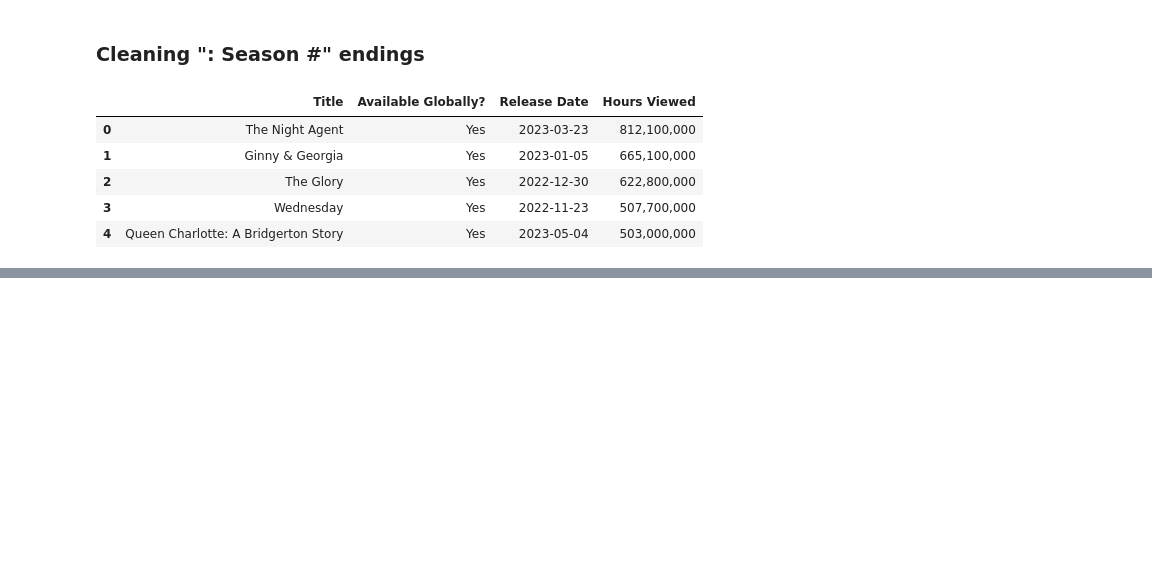
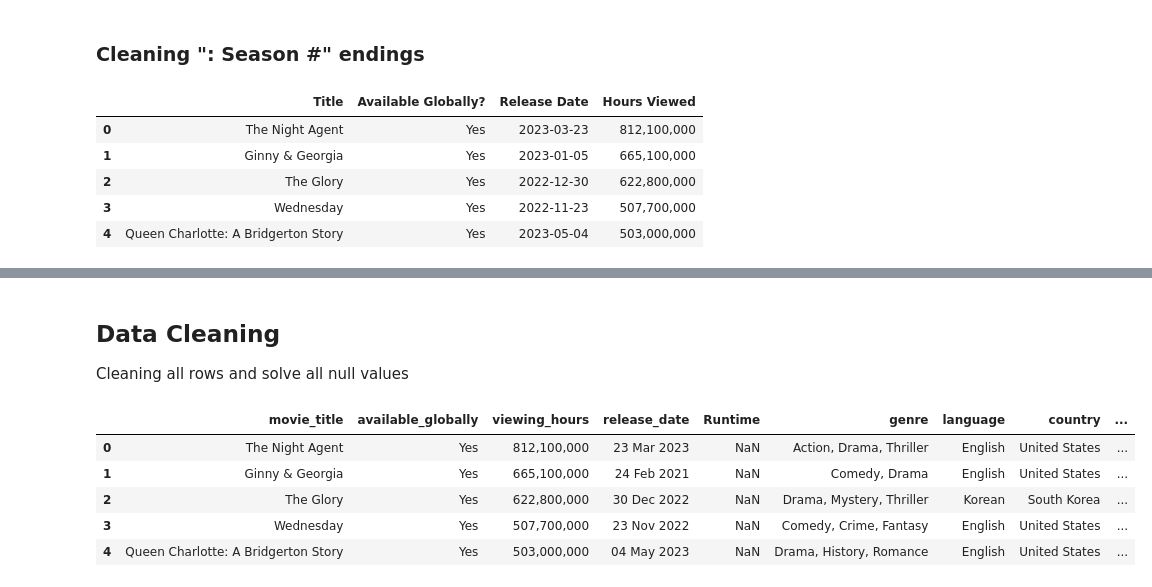
Before and after one commit to sinapordanesh/Machine-Learning-Projects, a Jupyter notebook: Netflix Secrets/data_analyziz.ipynb, the cells around one changed output, grey strips where cells are left out. Drawn from its saved outputs; the diff is of its cells as text; code cells hidden in the pictures; blank space fills up the shorter version.

```diff
--- a/Netflix Secrets/data_analyziz.ipynb
+++ b/Netflix Secrets/data_analyziz.ipynb
@@ -42,0 +112,18 @@ df.to_csv('./result1.csv', index=False)
+# %% [markdown]
+## Data Cleaning
+Cleaning all rows and solve all null values
+# %%
+new_column_names = {'Title': 'movie_title',
+                    'Available Globally?': 'available_globally',
+                    'Hours Viewed': 'viewing_hours', 'Released': 'release_date',' Runtime': 'runtime','Genre': 'genre','Language': 'language','Country': 'country','imdbRating': 'imdb_rating','Type': 'type','totalSeasons': 'total_seasons'}
+
+training_df = training_df.rename(columns=new_column_names)
+# training_df = training_df.rename(columns={'viewing_time': 'viewing_hours'})
+training_df.head()
+# %% [output]
+|  | movie_title | available_globally | viewing_hours | release_date | Runtime | genre | language | country | ... |
+| 0 | The Night Agent | Yes | 812,100,000 | 23 Mar 2023 | NaN | Action, Drama, Thriller | English | United States | ... |
+| 1 | Ginny & Georgia | Yes | 665,100,000 | 24 Feb 2021 | NaN | Comedy, Drama | English | United States | ... |
+| 2 | The Glory | Yes | 622,800,000 | 30 Dec 2022 | NaN | Drama, Mystery, Thriller | Korean | South Korea | ... |
+| 3 | Wednesday | Yes | 507,700,000 | 23 Nov 2022 | NaN | Comedy, Crime, Fantasy | English | United States | ... |
+| 4 | Queen Charlotte: A Bridgerton Story | Yes | 503,000,000 | 04 May 2023 | NaN | Drama, History, Romance | English | United States | ... |
```
Also changed, not shown: parts of 16 cells of this notebook.
